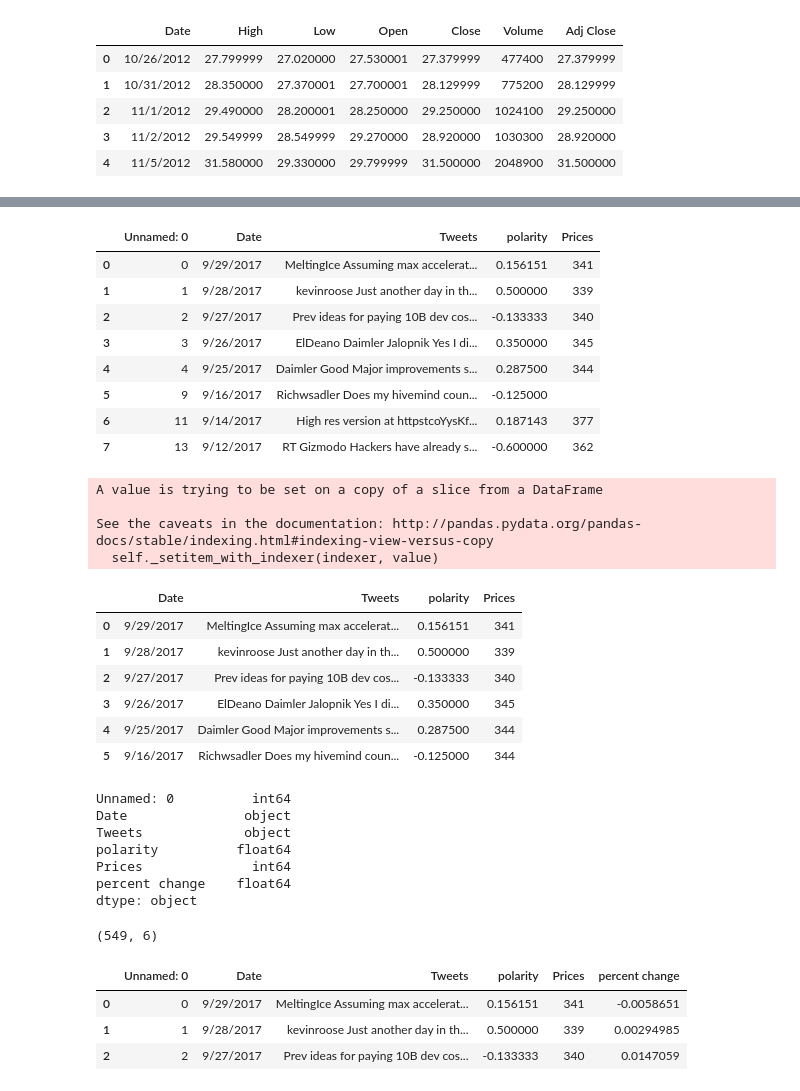
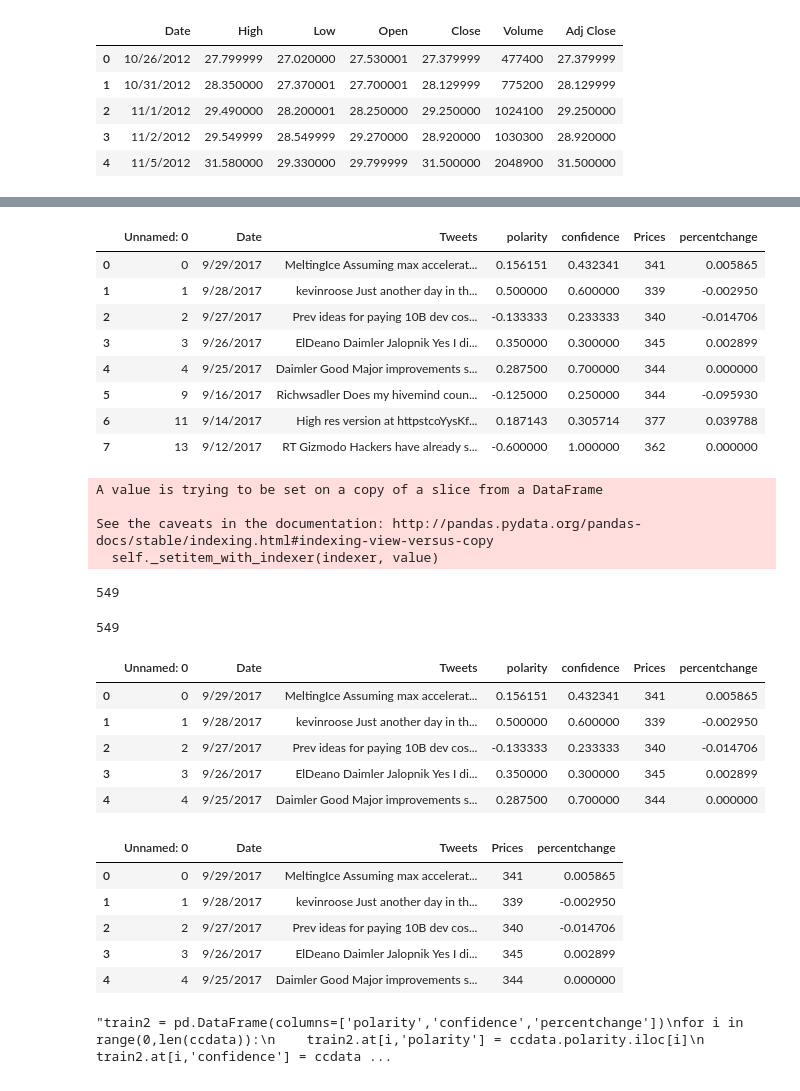
Before and after one commit to nagarkamakshi/CS545ML, a Jupyter notebook: twitter_tesla_olddata.ipynb, the cells around one changed output, grey strips where cells are left out. Saved outputs shown, nothing was run; the diff lists cells and outputs as text; code cells hidden in the pictures.

```diff
--- a/twitter_tesla_olddata.ipynb
+++ b/twitter_tesla_olddata.ipynb
@@ -78,10 +78,12 @@ ccdata.head()
 """Doing Sentiment Analysis of tweets"""
 
 ccdata['polarity'] = 0.0000
+ccdata['confidence'] =0.0000
 for index,row in ccdata.iterrows():
     analysis = TextBlob(ccdata['Tweets'][index])
     sentiment, confidence  = analysis.sentiment
     ccdata.at[index,'polarity'] = sentiment
+    ccdata.at[index,'confidence'] = confidence
 
 posi=0
 nega=0
@@ -141,15 +145,15 @@ for i in range (0,len(ccdata)):
 # %%
 ccdata.head(8)
 # %% [output]
-|  | Unnamed: 0 | Date | Tweets | polarity | Prices |
-| 0 | 0 | 9/29/2017 | MeltingIce Assuming max accelerat... | 0.156151 | 341 |
-| 1 | 1 | 9/28/2017 | kevinroose Just another day in th... | 0.500000 | 339 |
-| 2 | 2 | 9/27/2017 | Prev ideas for paying 10B dev cos... | -0.133333 | 340 |
-| 3 | 3 | 9/26/2017 | ElDeano Daimler Jalopnik Yes I di... | 0.350000 | 345 |
-| 4 | 4 | 9/25/2017 | Daimler Good Major improvements s... | 0.287500 | 344 |
-| 5 | 9 | 9/16/2017 | Richwsadler Does my hivemind coun... | -0.125000 |  |
-| 6 | 11 | 9/14/2017 | High res version at httpstcoYysKf... | 0.187143 | 377 |
-| 7 | 13 | 9/12/2017 | RT Gizmodo Hackers have already s... | -0.600000 | 362 |
+|  | Unnamed: 0 | Date | Tweets | polarity | confidence | Prices | percentchange |
+| 0 | 0 | 9/29/2017 | MeltingIce Assuming max accelerat... | 0.156151 | 0.432341 | 341 | 0.005865 |
+| 1 | 1 | 9/28/2017 | kevinroose Just another day in th... | 0.500000 | 0.600000 | 339 | -0.002950 |
+| 2 | 2 | 9/27/2017 | Prev ideas for paying 10B dev cos... | -0.133333 | 0.233333 | 340 | -0.014706 |
+| 3 | 3 | 9/26/2017 | ElDeano Daimler Jalopnik Yes I di... | 0.350000 | 0.300000 | 345 | 0.002899 |
+| 4 | 4 | 9/25/2017 | Daimler Good Major improvements s... | 0.287500 | 0.700000 | 344 | 0.000000 |
+| 5 | 9 | 9/16/2017 | Richwsadler Does my hivemind coun... | -0.125000 | 0.250000 | 344 | -0.095930 |
+| 6 | 11 | 9/14/2017 | High res version at httpstcoYysKf... | 0.187143 | 0.305714 | 377 | 0.039788 |
+| 7 | 13 | 9/12/2017 | RT Gizmodo Hackers have already s... | -0.600000 | 1.000000 | 362 | 0.000000 |
 # %%
 """Filling empty price with previous day price"""
 for i in range(1,len(ccdata)):
@@ -164,43 +168,45 @@ See the caveats in the documentation: http://pandas.pydata.org/pandas-docs/stabl
   self._setitem_with_indexer(indexer, value)
 # %%
 ccdata.head(6)
+len(ccdata)
 # %% [output]
-|  | Date | Tweets | polarity | Prices |
-| 0 | 9/29/2017 | MeltingIce Assuming max accelerat... | 0.156151 | 341 |
-| 1 | 9/28/2017 | kevinroose Just another day in th... | 0.500000 | 339 |
-| 2 | 9/27/2017 | Prev ideas for paying 10B dev cos... | -0.133333 | 340 |
-| 3 | 9/26/2017 | ElDeano Daimler Jalopnik Yes I di... | 0.350000 | 345 |
-| 4 | 9/25/2017 | Daimler Good Major improvements s... | 0.287500 | 344 |
-| 5 | 9/16/2017 | Richwsadler Does my hivemind coun... | -0.125000 | 344 |
+549
 # %%
 """Adding Percent change column in the dataset"""
-ccdata['percent change'] = 0.0000
-for i in range(0,len(ccdata)-1):
-    ccdata.at[i,'percent change']=float((ccdata.Prices.iloc[i+1]-ccdata.Prices.iloc[i])/ccdata.Prices.iloc[i])
+ccdata['percentchange'] = 0.0000
+print(len(ccdata))
+for i in range(len(ccdata)-1,0,-1):
+    ccdata.at[i-1,'percentchange']=float((ccdata.Prices.iloc[i-1]-ccdata.Prices.iloc[i])/ccdata.Prices.iloc[i-1])
 
 #ccdata['percent change'] = ccdata['percent change'].apply(np.float)
-ccdata.dtypes
+ccdata.head()
 # %% [output]
-Unnamed: 0          int64
-Date               object
-Tweets             object
-polarity          float64
-Prices              int64
-percent change    float64
-dtype: object
+549
+|  | Unnamed: 0 | Date | Tweets | polarity | confidence | Prices | percentchange |
+| 0 | 0 | 9/29/2017 | MeltingIce Assuming max accelerat... | 0.156151 | 0.432341 | 341 | 0.005865 |
+| 1 | 1 | 9/28/2017 | kevinroose Just another day in th... | 0.500000 | 0.600000 | 339 | -0.002950 |
+| 2 | 2 | 9/27/2017 | Prev ideas for paying 10B dev cos... | -0.133333 | 0.233333 | 340 | -0.014706 |
+| 3 | 3 | 9/26/2017 | ElDeano Daimler Jalopnik Yes I di... | 0.350000 | 0.300000 | 345 | 0.002899 |
+| 4 | 4 | 9/25/2017 | Daimler Good Major improvements s... | 0.287500 | 0.700000 | 344 | 0.000000 |
-# %%
-ccdata.shape
-# %% [output]
-(549, 6)
 # %%
 ccdata.to_csv("Tesla_tweets_with_stocks_old.csv")
 # %%
-ccdata.head(3)
+ccdata.head()
 # %% [output]
-|  | Unnamed: 0 | Date | Tweets | polarity | Prices | percent change |
-| 0 | 0 | 9/29/2017 | MeltingIce Assuming max accelerat... | 0.156151 | 341 | -0.0058651 |
-| 1 | 1 | 9/28/2017 | kevinroose Just another day in th... | 0.500000 | 339 | 0.00294985 |
-| 2 | 2 | 9/27/2017 | Prev ideas for paying 10B dev cos... | -0.133333 | 340 | 0.0147059 |
+|  | Unnamed: 0 | Date | Tweets | Prices | percentchange |
+| 0 | 0 | 9/29/2017 | MeltingIce Assuming max accelerat... | 341 | 0.005865 |
+| 1 | 1 | 9/28/2017 | kevinroose Just another day in th... | 339 | -0.002950 |
+| 2 | 2 | 9/27/2017 | Prev ideas for paying 10B dev cos... | 340 | -0.014706 |
+| 3 | 3 | 9/26/2017 | ElDeano Daimler Jalopnik Yes I di... | 345 | 0.002899 |
+| 4 | 4 | 9/25/2017 | Daimler Good Major improvements s... | 344 | 0.000000 |
+# %%
+"""train2 = pd.DataFrame(columns=['polarity','confidence','percentchange'])
+for i in range(0,len(ccdata)):
+    train2.at[i,'polarity'] = ccdata.polarity.iloc[i]
+    train2.at[i,'confidence'] = ccdata.confidence.iloc[i]
+    train2.at[i,'percentchange'] = ccdata.percent change.iloc[i]"""
+# %% [output]
+"train2 = pd.DataFrame(columns=['polarity','confidence','percentchange'])\nfor i in range(0,len(ccdata)):\n    train2.at[i,'polarity'] = ccdata.polarity.iloc[i]\n    train2.at[i,'confidence'] = ccdata ...
 # %%
 """Parttion the data in train and test
 Train the model with past four years data
```
Also changed, not shown: parts of 19 cells of this notebook, 1 other file.
